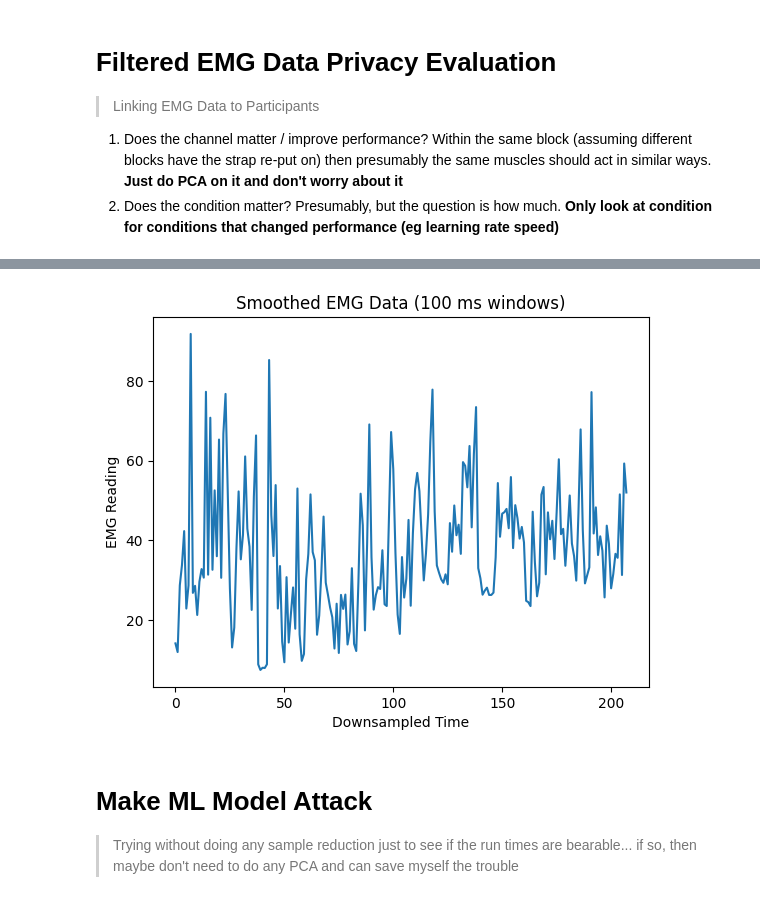
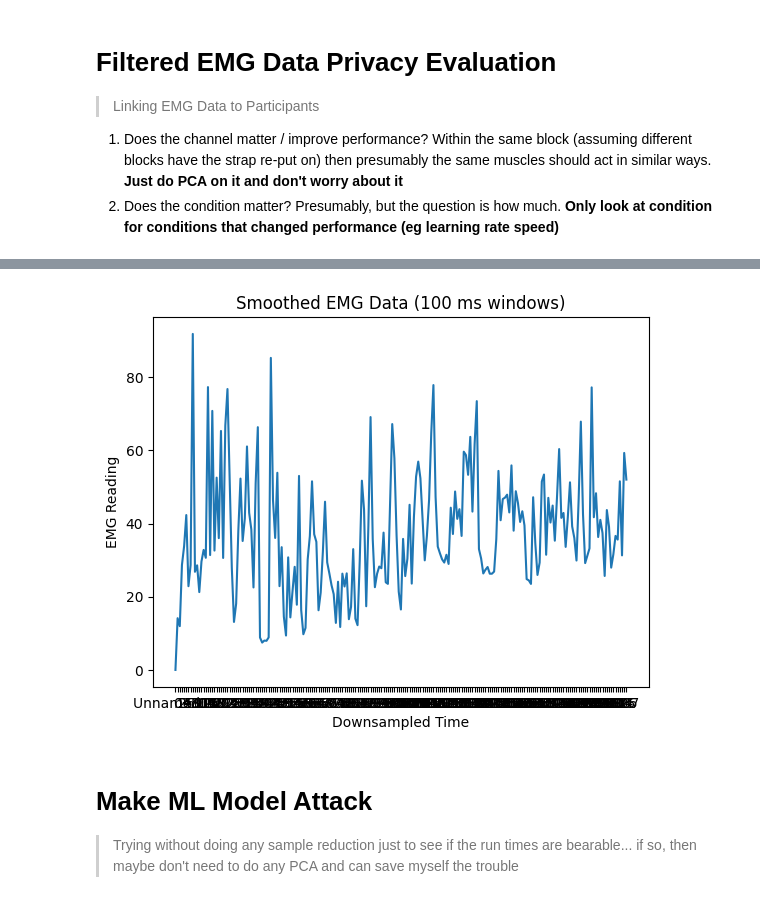
Before and after one commit to kdmalc/personalization-privacy-risk, a Jupyter notebook: 106_Initial_EMG_Privacy_Attack.ipynb, the cells around one changed output, grey strips where cells are left out. Cells and saved outputs as stored; diff of their text form; code cells hidden in the pictures.

```diff
--- a/106_Initial_EMG_Privacy_Attack.ipynb
+++ b/106_Initial_EMG_Privacy_Attack.ipynb
@@ -86,6 +69,11 @@ labels_df.head()
 # %%
-envelope_df = emg_data_df.groupby(np.arange(len(emg_data_df.columns))//100, axis=1).mean()
+envelope_df50 = pd.read_csv("Data\envelope_df50.csv")
+envelope_df100 = pd.read_csv("Data\envelope_df100.csv")
+envelope_df150 = pd.read_csv("Data\envelope_df150.csv")
+envelope_df200 = pd.read_csv("Data\envelope_df200.csv")
+envelope_df250 = pd.read_csv("Data\envelope_df250.csv")
+envelope_df300 = pd.read_csv("Data\envelope_df300.csv")
 
-print(envelope_df.shape)
-envelope_df.head()
+print(envelope_df100.shape)
+envelope_df100.head()
 # %% [output]
@@ -100,12 +88,11 @@ envelope_df.head()
 # %%
-# This is substantially different than the original lol
-plt.plot(envelope_df.iloc[0, :])
+plt.plot(envelope_df100.iloc[0, :])
 plt.xlabel("Downsampled Time")
 plt.ylabel("EMG Reading")
 plt.title("Smoothed EMG Data (100 ms windows)")
 plt.show()
 # %% [output]
-[figure, old version]
+[figure, new version]
 # %% [markdown]
 # Make ML Model Attack
 > Trying without doing any sample reduction just to see if the run times are bearable... if so, then maybe don't need to do any PCA and can save myself the trouble
```
Also changed, not shown: parts of 22 cells of this notebook, 5 other files.
